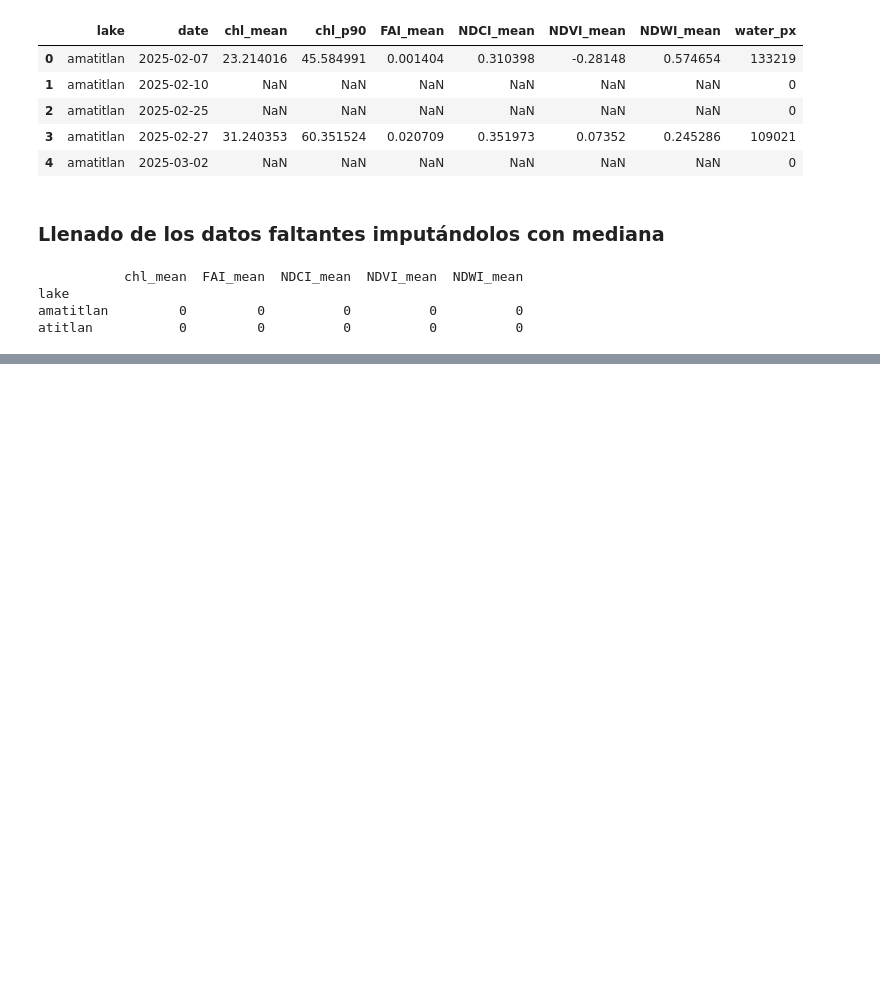
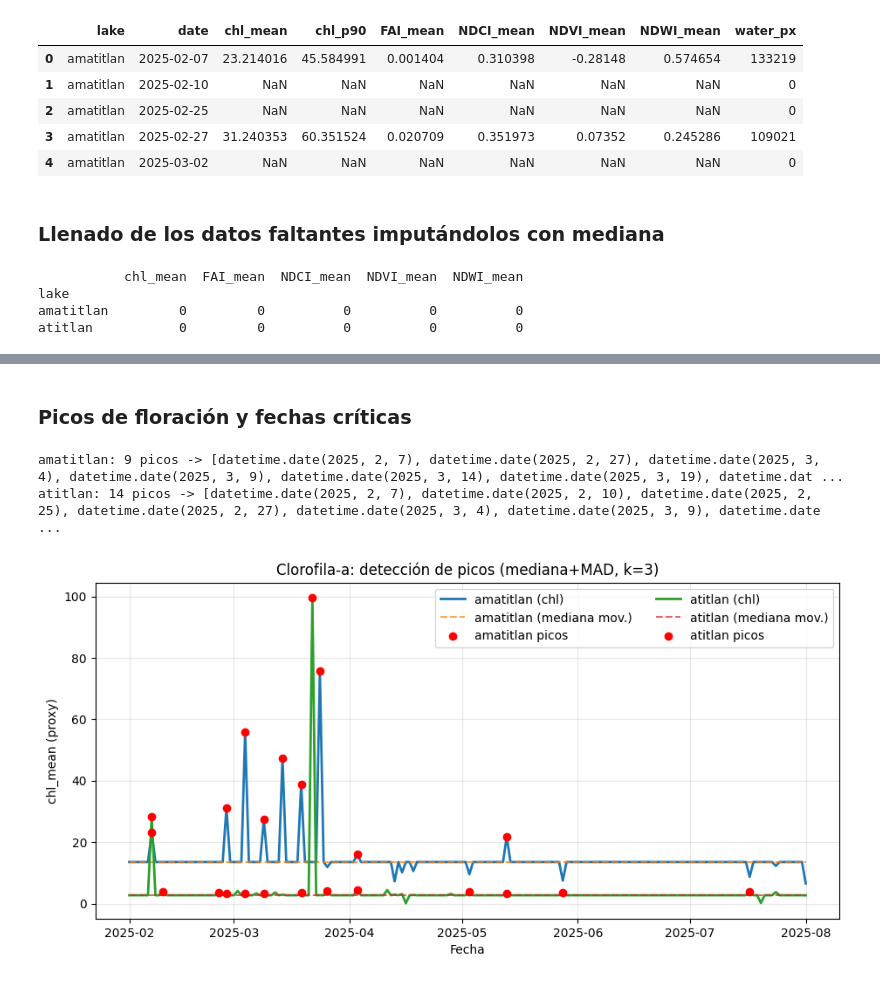
Before and after one commit to XavierLopez25/Lab04-DS, a Jupyter notebook: cyanobacteriaAnalysis.ipynb, the cells around one changed output, grey strips where cells are left out. Drawn from its saved outputs; the diff is of its cells as text; code cells hidden in the pictures; blank space fills up the shorter version.

```diff
--- a/cyanobacteriaAnalysis.ipynb
+++ b/cyanobacteriaAnalysis.ipynb
@@ -199,0 +239,45 @@ atitlan           0         0          0          0          0
+# %% [markdown]
+### Picos de floración y fechas críticas
+# %%
+def detect_peaks(group, value_col="chl_mean", window=11, k=3.0, ignore_imputed=True):
+    """Devuelve el mismo DataFrame con columnas: rolling_med, mad, z_robusto, is_peak."""
+    g = group.sort_values("date").copy()
+    x = g[value_col]
+
+    # mediana y MAD (robustos)
+    med = x.rolling(window, center=True, min_periods=max(3, window//2)).median()
+    mad = (x - med).abs().rolling(window, center=True, min_periods=max(3, window//2)).median()
+    zrob = (x - med) / (mad + 1e-6)
+
+    is_peak = zrob > k
+    if ignore_imputed and "is_imputed_row" in g.columns:
+        is_peak = is_peak & (~g["is_imputed_row"])
+
+    g["rolling_med"] = med
+    g["mad"] = mad
+    g["z_robusto"] = zrob
+    g["is_peak"] = is_peak
+    return g
+
+peaks_df = (df_qc.groupby("lake", group_keys=False)
+            .apply(detect_peaks, value_col="chl_mean", window=11, k=3.0, ignore_imputed=True))
+
+# Resumen de picos por lago
+for lake, g in peaks_df.groupby("lake"):
+    dates = g.loc[g["is_peak"], "date"].dt.date.tolist()
+    print(f"{lake}: {len(dates)} picos ->", dates)
+
+# Visual anotando picos:
+plt.figure(figsize=(11,5))
+for lake, g in peaks_df.groupby("lake"):
+    plt.plot(g["date"], g["chl_mean_clip0"], label=f"{lake} (chl)", linewidth=2)
+    plt.plot(g["date"], g["rolling_med"], linestyle="--", alpha=0.7, label=f"{lake} (mediana mov.)")
+    pk = g[g["is_peak"]]
+    plt.scatter(pk["date"], pk["chl_mean_clip0"], color="red", zorder=3, label=f"{lake} picos")
+plt.title("Clorofila-a: detección de picos (mediana+MAD, k=3)")
+plt.xlabel("Fecha"); plt.ylabel("chl_mean (proxy)"); plt.grid(True, alpha=0.3); plt.legend(ncol=2)
+plt.show()
+# %% [output]
+amatitlan: 9 picos -> [datetime.date(2025, 2, 7), datetime.date(2025, 2, 27), datetime.date(2025, 3, 4), datetime.date(2025, 3, 9), datetime.date(2025, 3, 14), datetime.date(2025, 3, 19), datetime.dat ...
+atitlan: 14 picos -> [datetime.date(2025, 2, 7), datetime.date(2025, 2, 10), datetime.date(2025, 2, 25), datetime.date(2025, 2, 27), datetime.date(2025, 3, 4), datetime.date(2025, 3, 9), datetime.date ...
+[figure, added]
```
Also changed, not shown: parts of 6 cells of this notebook.
